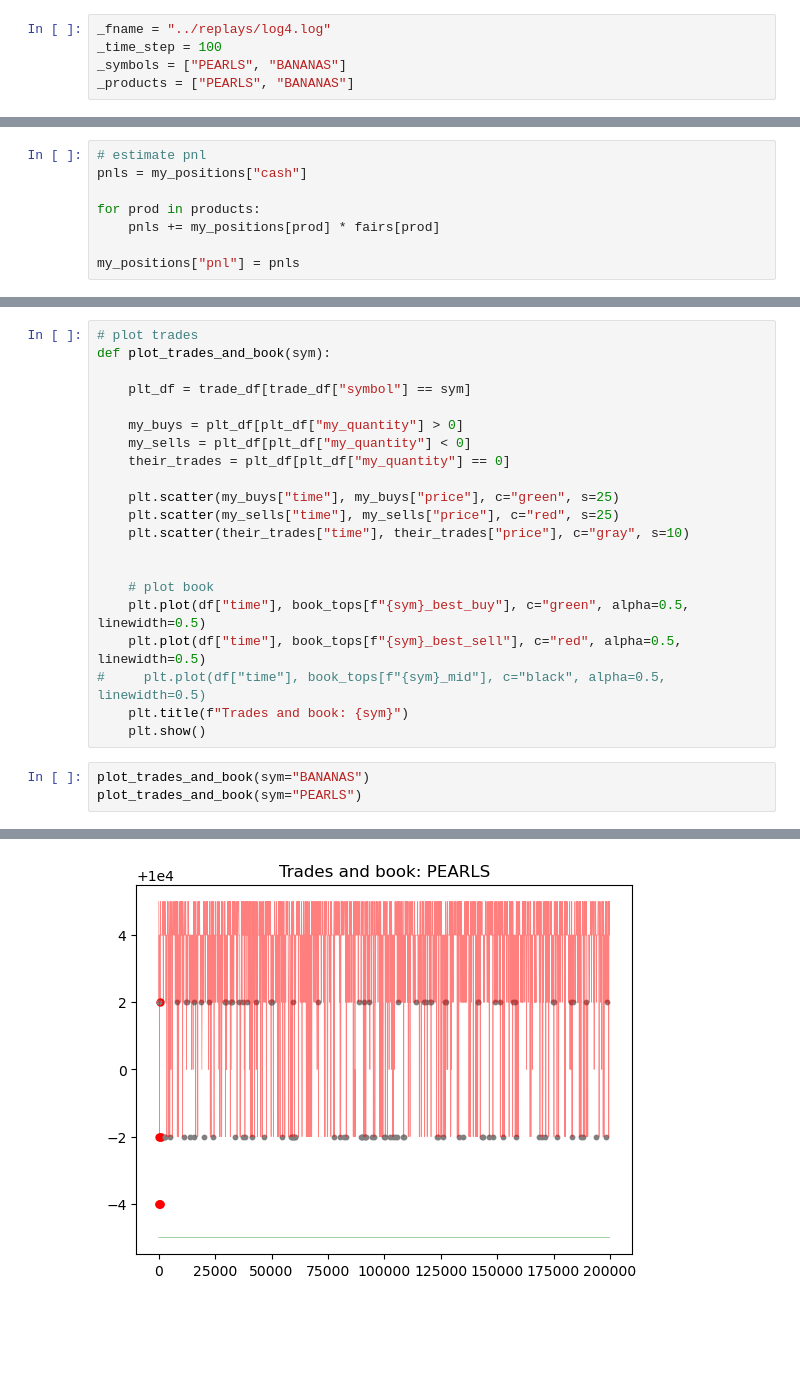
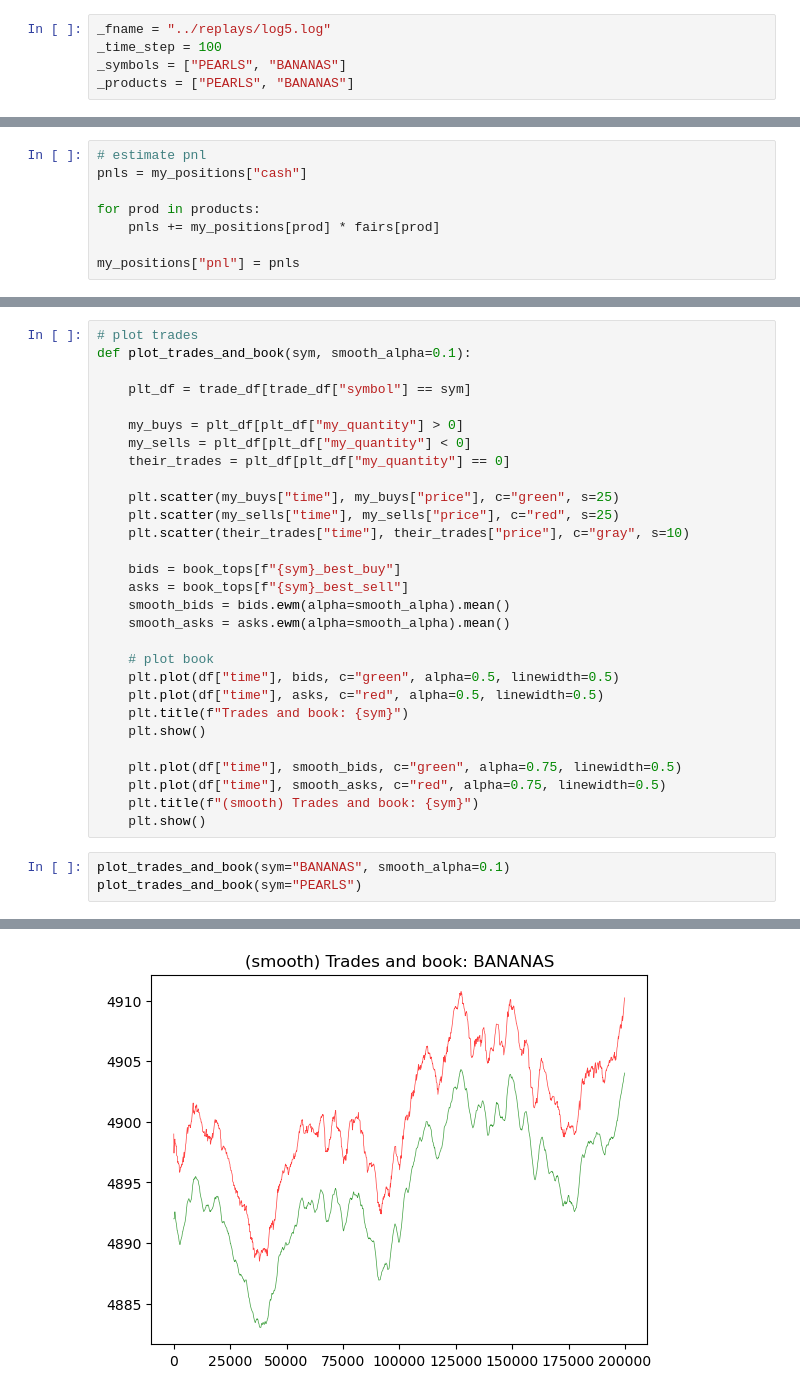
Before and after one commit to rzhan11/IMCTradingComp23, a Jupyter notebook: nbs/exploration-Copy2.ipynb, the cells around one changed output, grey strips where cells are left out. Drawn from its saved outputs; the diff is of its cells as text; blank space fills up the shorter version.

```diff
--- a/nbs/exploration-Copy2.ipynb
+++ b/nbs/exploration-Copy2.ipynb
@@ -10,7 +10,7 @@ from log_parser import process_file
 # %% [markdown]
 ### parameters
 # %%
-_fname = "../replays/log4.log"
+_fname = "../replays/log5.log"
 _time_step = 100
 _symbols = ["PEARLS", "BANANAS"]
 _products = ["PEARLS", "BANANAS"]
@@ -297,6 +306,6 @@ book_tops
 # %%
 # plot trades
-def plot_trades_and_book(sym):
+def plot_trades_and_book(sym, smooth_alpha=0.1):
 
     plt_df = trade_df[trade_df["symbol"] == sym]
 
@@ -308,14 +317,22 @@ def plot_trades_and_book(sym):
     plt.scatter(my_sells["time"], my_sells["price"], c="red", s=25)
     plt.scatter(their_trades["time"], their_trades["price"], c="gray", s=10)
 
+    bids = book_tops[f"{sym}_best_buy"]
+    asks = book_tops[f"{sym}_best_sell"]
+    smooth_bids = bids.ewm(alpha=smooth_alpha).mean()
+    smooth_asks = asks.ewm(alpha=smooth_alpha).mean()
 
     # plot book
-    plt.plot(df["time"], book_tops[f"{sym}_best_buy"], c="green", alpha=0.5, linewidth=0.5)
-    plt.plot(df["time"], book_tops[f"{sym}_best_sell"], c="red", alpha=0.5, linewidth=0.5)
-#     plt.plot(df["time"], book_tops[f"{sym}_mid"], c="black", alpha=0.5, linewidth=0.5)
+    plt.plot(df["time"], bids, c="green", alpha=0.5, linewidth=0.5)
+    plt.plot(df["time"], asks, c="red", alpha=0.5, linewidth=0.5)
     plt.title(f"Trades and book: {sym}")
     plt.show()
+
+    plt.plot(df["time"], smooth_bids, c="green", alpha=0.75, linewidth=0.5)
+    plt.plot(df["time"], smooth_asks, c="red", alpha=0.75, linewidth=0.5)
+    plt.title(f"(smooth) Trades and book: {sym}")
+    plt.show()
 # %%
-plot_trades_and_book(sym="BANANAS")
+plot_trades_and_book(sym="BANANAS", smooth_alpha=0.1)
 plot_trades_and_book(sym="PEARLS")
 # %% [output]
@@ -323 +340 @@ plot_trades_and_book(sym="PEARLS")
-[figure, old version]
+[figure, new version]
```
Also changed, not shown: parts of 15 cells of this notebook, 2 other files.
